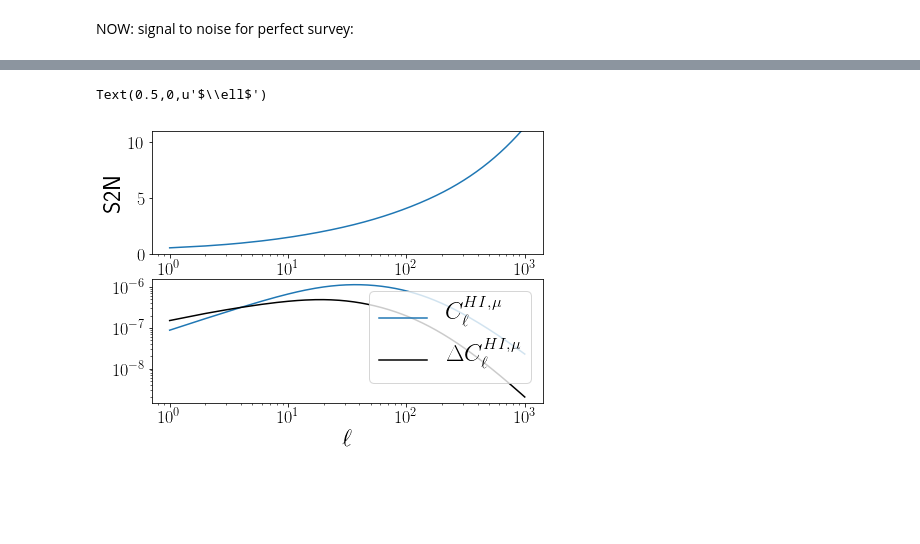
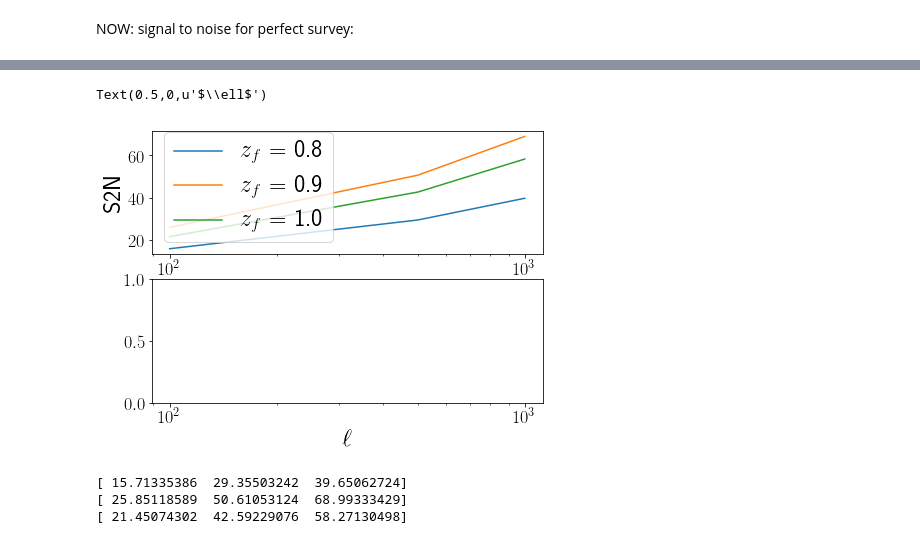
Before and after one commit to amadeuswi/MagBias, a Jupyter notebook: S2N.ipynb, the cells around one changed output, grey strips where cells are left out. Cells and saved outputs as stored; diff of their text form; code cells hidden in the pictures; blank space fills up the shorter version.

```diff
--- a/S2N.ipynb
+++ b/S2N.ipynb
@@ -155,7 +209,7 @@ def Cl_delkap(ltable, zf, zb, delta_zf, Nint = 500):
 # %% [markdown]
 Galaxy and HI autocorrelation Cls:
 # %%
-def C_l_BBKS_HIHI(ltable,zmin,zmax, Nint = 500):
+def C_l_HIHI_BBKS(ltable,zmin,zmax, Nint = 500):
     """arguments: ell array, zmin, zmax
     returns: Cl as array"""
     ztable = np.linspace(zmin, zmax, Nint)
@@ -167,7 +221,7 @@ def C_l_BBKS_HIHI(ltable,zmin,zmax, Nint = 500):
     return result
 
 
-def C_l_BBKS_gg(ltable,zmin,zmax, Nint = 500):
+def C_l_gg_BBKS(ltable,zmin,zmax, Nint = 500):
     """arguments: ell array, zmin, zmax
     returns: Cl as array"""
     ztable = np.linspace(zmin, zmax, Nint)
@@ -246,7 +379,18 @@ For us it's $C_\ell^\mathrm{HI, mag} \sim P((\ell + 1/2)/r(z),z))$. Here I used
 # %% [markdown]
 NOW: signal to noise for perfect survey:
 # %%
-S2N_p_tab = S2N(ltab, zf, dzf, zb, dzb, PERFECT_SURVEY=1)
-Delta_Cl_p_tab = DELTA_Cl_HIxmag(ltab, zf, dzf, zb, dzb, PERFECT_SURVEY=1)
-print zf, dzf, zb, dzb
+zfs = np.linspace(0.8,zb - 2*dzb,10)
+dzf = 0.05
+
+ltab = np.array([ 100,500,1000])
+
+S2N_p_tab = []
+Delta_Cl_p_tab = []
+for zzf in zfs:
+    print zzf-dzf, zzf+dzf
+
+    S2N_p_tab.append( S2N(ltab, zzf, dzf, zb, dzb, PERFECT_SURVEY=1) )
+    Delta_Cl_p_tab.append( DELTA_Cl_HIxmag(ltab, zzf, dzf, zb, dzb, PERFECT_SURVEY=1))
+
+print zb-dzb, zb+dzb
 # %% [output]
@@ -253,0 +408,7 @@ print zf, dzf, zb, dzb
+# %%
+ztab = np.linspace(zfs[0], zfs[1])
+
+fig = P.figure(); ax = fig.add_subplot(111);
+for zi in range(len(zfs)):
+    zz = zfs[zi]
+    ax.scatter(zz,S2N_p_tab[zi][1])
@@ -254,17 +417,26 @@ print zf, dzf, zb, dzb
 # %%
 fig = P.figure(); ax1 = fig.add_subplot(211);
 ax2 = fig.add_subplot(212, sharex = ax1);
-ax1.semilogx(ltab, S2N_p_tab)
+for i in range(len(S2N_p_tab)):
+    ax1.semilogx(ltab, S2N_p_tab[i], label = "$z_f$ = {}".format(zfs[i]))
 # ax1.axhline(1, label = "$1$")
-ax1.set_ylim((0, 11))
+# ax1.set_ylim((0, 11))
 ax1.set_ylabel("S2N")
-# ax1.legend()
+ax1.legend()
 
-ax2.loglog(ltab, Cl_Hxm, label = "$C_\ell^{HI,\mu}$")
-ax2.loglog(ltab, Delta_Cl_p_tab, color = 'black', label = "$\Delta C_\ell^{HI,\mu}$")
+
+# ax2.loglog(ltab, Cl_Hxm, label = "$C_\ell^{HI,\mu}$")
+# ax2.loglog(ltab, Delta_Cl_p_tab, color = 'black', label = "$\Delta C_\ell^{HI,\mu}$")
 ax2.legend(loc = "upper right")
 
 ax2.set_xlabel("$\ell$")
 # %% [output]
 Text(0.5,0,u'$\\ell$')
-[figure, old version]
+[figure, new version]
+# %%
+for i in range(len(S2N_p_tab)):
+    print S2N_p_tab[i]
+# %% [output]
+[ 15.71335386  29.35503242  39.65062724]
+[ 25.85118589  50.61053124  68.99333429]
+[ 21.45074302  42.59229076  58.27130498]
```
Also changed, not shown: parts of 15 cells of this notebook.
